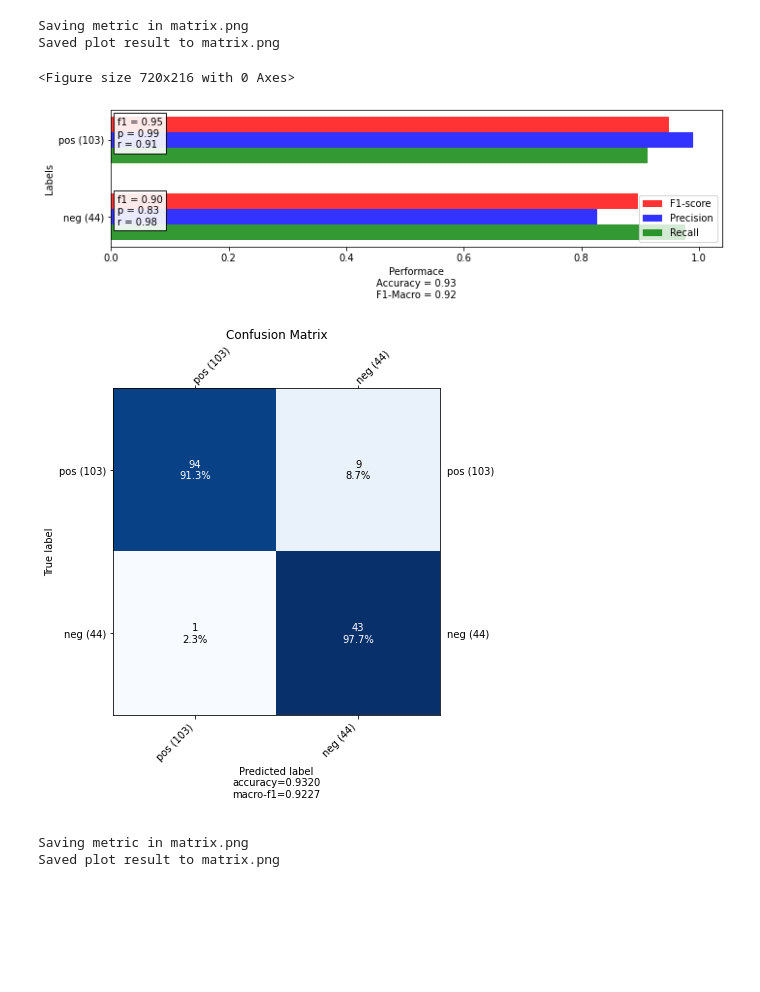
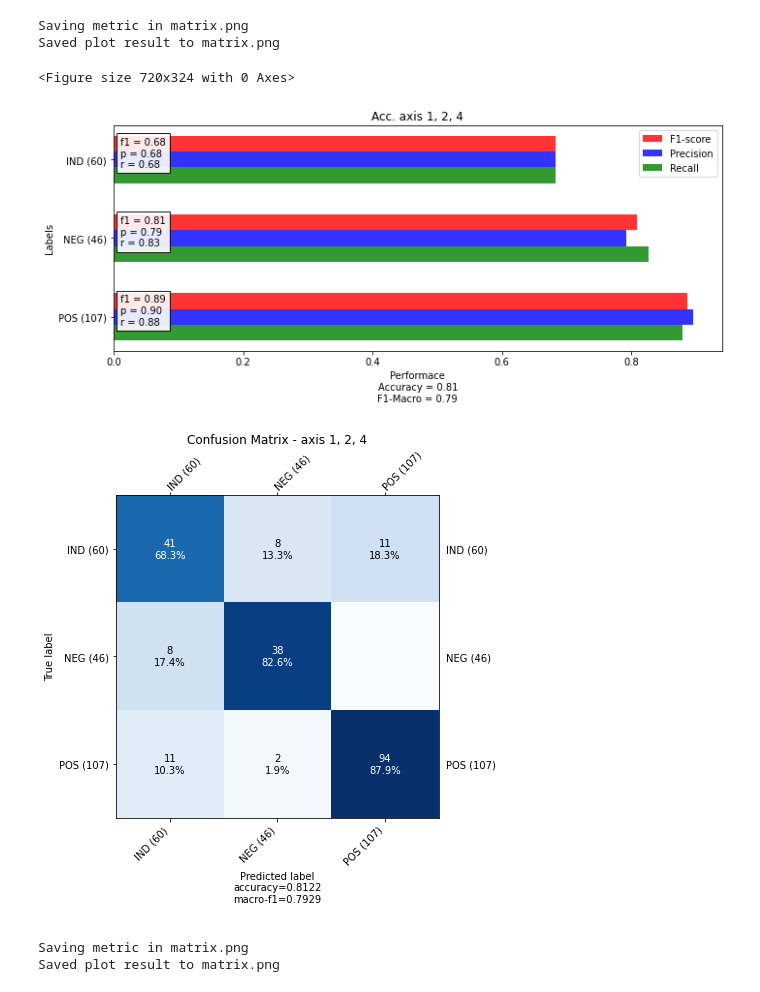
Before and after one commit to noamlr/img3d-lung-class, a Jupyter notebook: plot_metrics.ipynb, the cells around one changed output. Saved outputs shown, nothing was run; the diff lists cells and outputs as text; code cells hidden in the pictures; blank space fills up the shorter version.

```diff
--- a/plot_metrics.ipynb
+++ b/plot_metrics.ipynb
@@ -515,36 +515,36 @@ def main(args):
 # %%
 # confusion_matrix = np.array([[66,2,5], [1,26,2], [10,4,16]])
 # confusion_matrix = np.array([[67, 2, 4], [0, 26, 3], [7, 7, 16]])
-confusion_matrix = np.array([[94,9],[1,43]])
-labels = ["pos", "neg"]
+confusion_matrix = np.array([[41,8, 11],[8,38, 0], [11, 2, 94]])
+labels = ["IND", "NEG", "POS"]
 
 plot_labels_metrics(
                 cm=confusion_matrix,
                 normalize=False,
                 labels=labels,
                 show_zero=False,
-                title='',
+                title='Acc. axis 1, 2, 4',
                 clear_diagonal=False,
                 figsize=(15, 105),
                 output_file="matrix.png"
             )
 plot_confusion_matrix(
                 cm=confusion_matrix,
                 normalize=False,
                 labels=labels,
                 show_zero=False,
-                title="Confusion Matrix",
+                title="Confusion Matrix - axis 1, 2, 4",
                 clear_diagonal=False,
                 output_file="matrix.png",
                 figsize=(10, 7)
 #                 verbose=args.verbose,
             )
 # %% [output]
 Saving metric in matrix.png
 Saved plot result to matrix.png
-<Figure size 720x216 with 0 Axes>
+<Figure size 720x324 with 0 Axes>
-[figure, old version]
+[figure, new version]
-[figure, old version]
+[figure, new version]
 # %%
 # confusion_matrix = np.array([[66,2,5], [1,26,2], [10,4,16]])
 # confusion_matrix = np.array([[67, 2, 4], [0, 26, 3], [7, 7, 16]])
```
Also changed, not shown: 21 other files.
